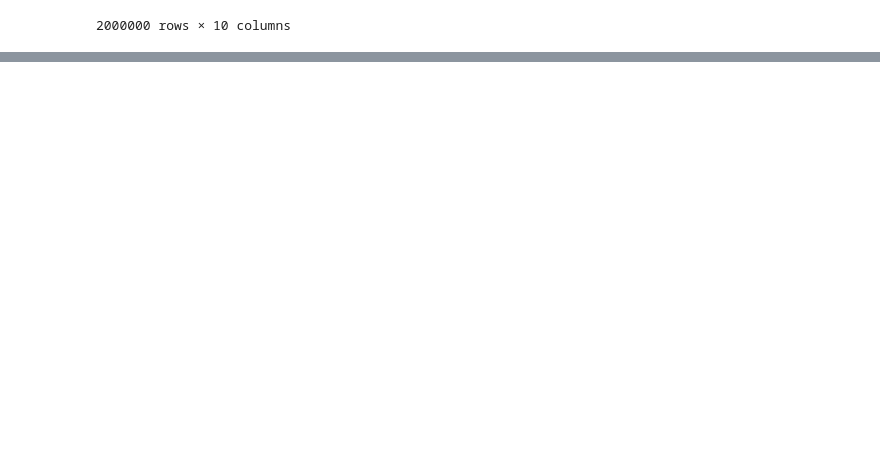
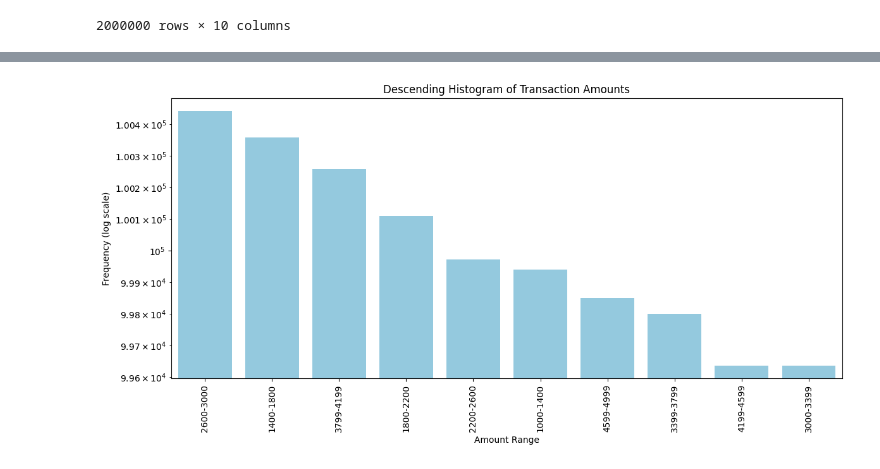
Before and after one commit to aashishraja/fraud-detection-project, a Jupyter notebook: notebooks/eda.ipynb, the cells around one changed output, grey strips where cells are left out. Saved outputs shown, nothing was run; the diff lists cells and outputs as text; code cells hidden in the pictures; blank space fills up the shorter version.

```diff
--- a/notebooks/eda.ipynb
+++ b/notebooks/eda.ipynb
@@ -70,0 +95,22 @@ num_fraud
+# %%
+# Create bins
+bins = 10
+counts, bin_edges = np.histogram(frauddf['amount'], bins=bins)
+
+# Sort counts descending
+sorted_indices = np.argsort(counts)[::-1]  # descending order
+sorted_counts = counts[sorted_indices]
+sorted_bins = [f"{int(bin_edges[i])}-{int(bin_edges[i+1])}" for i in sorted_indices]
+
+# Plot as barplot
+plt.figure(figsize=(12,6))
+sns.barplot(x=sorted_bins, y=sorted_counts, color='skyblue')
+plt.yscale('log')  # log scale
+plt.xticks(rotation=90)
+plt.xlabel('Amount Range')
+plt.ylabel('Frequency (log scale)')
+plt.title('Descending Histogram of Transaction Amounts')
+plt.tight_layout()
+plt.show()
+# %% [output]
+[figure, added]
```
Also changed, not shown: parts of 3 cells of this notebook.
